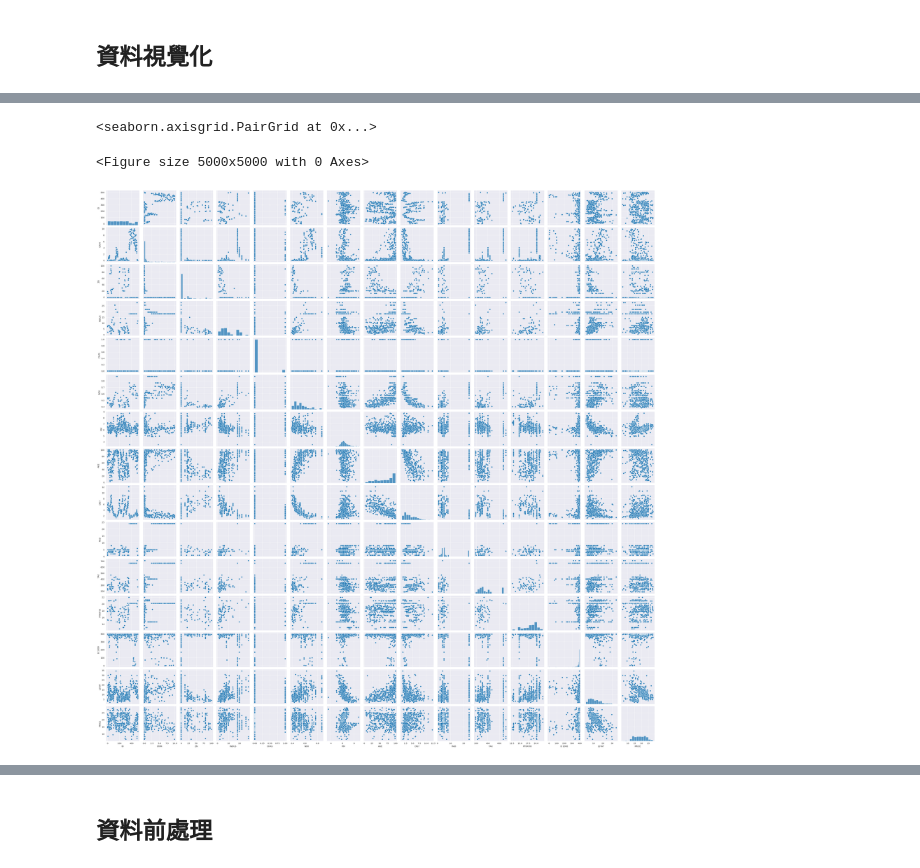
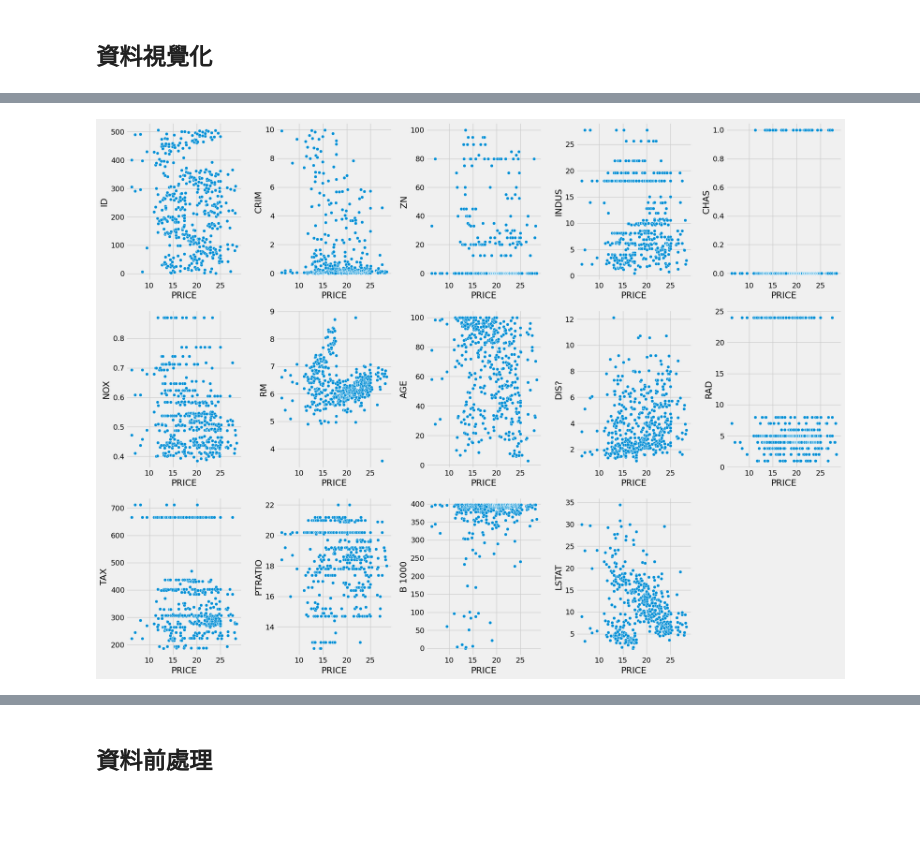
Before and after one commit to hank1224/simlab113-summer-train, a Jupyter notebook: 0716/machine-learning/homework/m11351002陳澔恩-machice-learning.ipynb, the cells around one changed output, grey strips where cells are left out. Drawn from its saved outputs; the diff is of its cells as text; code cells hidden in the pictures; blank space fills up the shorter version.

```diff
--- a/0716/machine-learning/homework/m11351002陳澔恩-machice-learning.ipynb
+++ b/0716/machine-learning/homework/m11351002陳澔恩-machice-learning.ipynb
@@ -39,9 +68,9 @@ import seaborn as sns
 # %%
-train_df = pd.read_csv(r'./boston20200827/Boston_train.csv')
-test_df = pd.read_csv(r'./boston20200827/Boston_test.csv')
-combined_df = pd.concat([train_df, test_df], sort=False)
+Boston_train_df = pd.read_csv(r'./boston20200827/Boston_train.csv')
+Boston_test_df = pd.read_csv(r'./boston20200827/Boston_test.csv')
+df = pd.concat([Boston_train_df, Boston_test_df], sort=False)
 
-train_df.head()
+df.head()
 # %% [output]
 |  | ID | CRIM | ZN | INDUS | CHAS | NOX | RM | AGE | DIS? | RAD | TAX | ... |
 | 0 | 400 | 9.91655 | 0.0 | 18.10 | 0 | 0.693 | 5.852 | 77.8 | 1.5004 | 24 | 666 | ... |
@@ -84,2 +113,18 @@ memory usage: 56.5 KB
 # %% [markdown]
 ## 資料視覺化
+# %%
+# Let's see how data is distributed for every column
+
+plt.figure(figsize = (20, 15))
+plotnumber = 1
+
+for column in df:
+    if plotnumber <= 14:
+        ax = plt.subplot(3, 5, plotnumber)
+        sns.histplot(df[column])
+        plt.xlabel(column, fontsize = 15)
+
+    plotnumber += 1
+
+plt.tight_layout()
+plt.show()
@@ -86,8 +133,18 @@ memory usage: 56.5 KB
 # %%
-plt.figure(figsize=(50,50))
-sns.pairplot(combined_df)
+# Plotting `Price` with remaining columns
+
+plt.figure(figsize = (20, 15))
+plotnumber = 1
+
+for column in df:
+    if plotnumber <= 14:
+        ax = plt.subplot(3, 5, plotnumber)
+        sns.scatterplot(x = df['PRICE'], y = df[column])
+
+    plotnumber += 1
+
+plt.tight_layout()
+plt.show()
 # %% [output]
-<seaborn.axisgrid.PairGrid at 0x...>
-<Figure size 5000x5000 with 0 Axes>
-[figure, old version]
+[figure, new version]
 # %%
```
Also changed, not shown: parts of 49 cells of this notebook, 1 other file.
